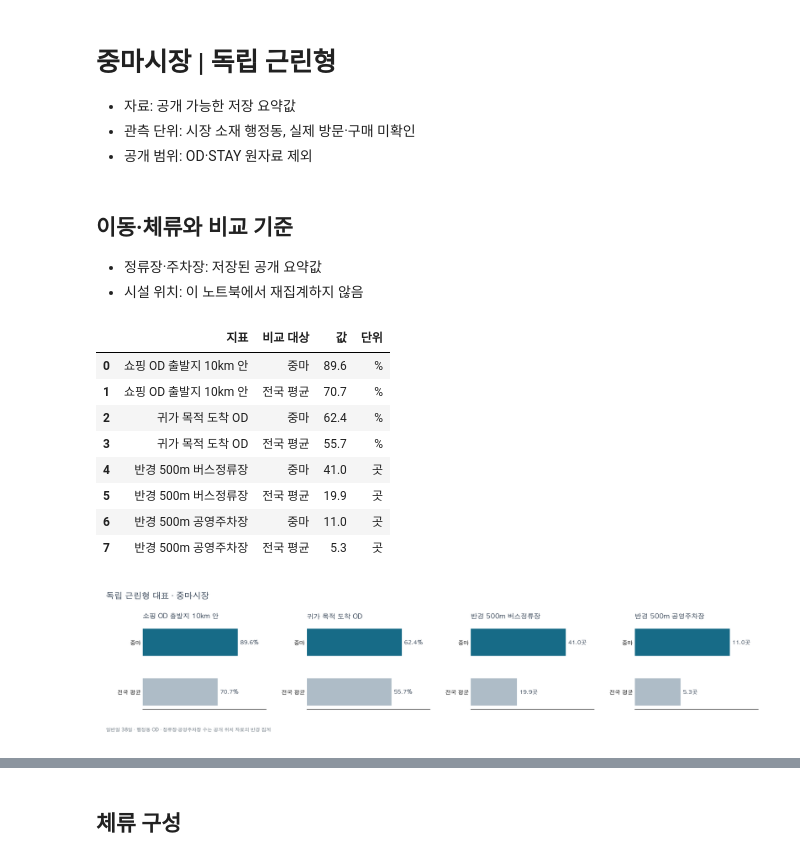
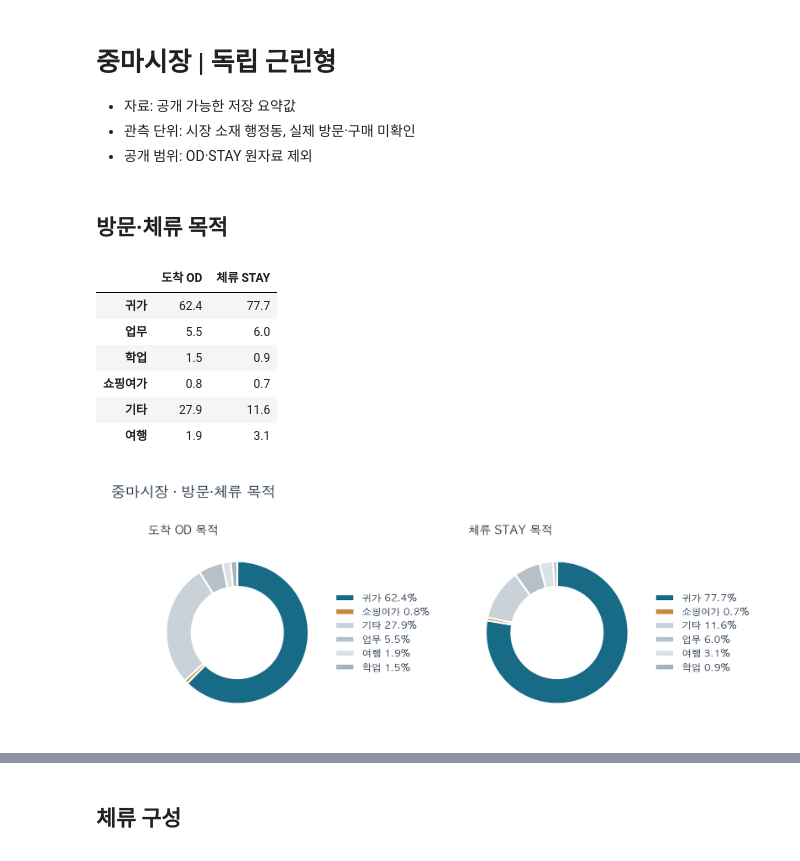
Before and after one commit to hyun8838/bc-market-analysis, a Jupyter notebook: code/08_Jungma.ipynb, the cells around one changed output, grey strips where cells are left out. Saved outputs shown, nothing was run; the diff lists cells and outputs as text; code cells hidden in the pictures.

```diff
--- a/code/08_Jungma.ipynb
+++ b/code/08_Jungma.ipynb
@@ -13,27 +13,16 @@ from plotting import (FIGS, HOUR, WEEK, STAY, CASE_COMPARISONS, STAY_CASES, TIME
 CASE = '중마시장'
 # %% [markdown]
-## 이동·체류와 비교 기준
-
-* 정류장·주차장: 저장된 공개 요약값
-* 시설 위치: 이 노트북에서 재집계하지 않음
+## 방문·체류 목적
 # %%
-filename, title, panels, note = CASE_COMPARISONS[CASE]
-comparison = pd.DataFrame([
-    {"지표": metric, "비교 대상": name, "값": value, "단위": unit}
-    for metric, names, values, unit in panels
-    for name, value in zip(names, values)
-])
-display(comparison)
-plot_case_comparison(CASE)
-display(Image(filename=str(FIGS / filename)))
+display((pd.DataFrame(PURPOSE[CASE]) * 100).round(1))
+plot_purpose(CASE)
+display(Image(filename=str(FIGS / PURPOSE_FIGURES[CASE][0])))
 # %% [output]
-|  | 지표 | 비교 대상 | 값 | 단위 |
-| 0 | 쇼핑 OD 출발지 10km 안 | 중마 | 89.6 | % |
-| 1 | 쇼핑 OD 출발지 10km 안 | 전국 평균 | 70.7 | % |
-| 2 | 귀가 목적 도착 OD | 중마 | 62.4 | % |
-| 3 | 귀가 목적 도착 OD | 전국 평균 | 55.7 | % |
-| 4 | 반경 500m 버스정류장 | 중마 | 41.0 | 곳 |
-| 5 | 반경 500m 버스정류장 | 전국 평균 | 19.9 | 곳 |
-| 6 | 반경 500m 공영주차장 | 중마 | 11.0 | 곳 |
-| 7 | 반경 500m 공영주차장 | 전국 평균 | 5.3 | 곳 |
+|  | 도착 OD | 체류 STAY |
+| 귀가 | 62.4 | 77.7 |
+| 업무 | 5.5 | 6.0 |
+| 학업 | 1.5 | 0.9 |
+| 쇼핑여가 | 0.8 | 0.7 |
+| 기타 | 27.9 | 11.6 |
+| 여행 | 1.9 | 3.1 |
-[figure, old version]
+[figure, new version]
```
Also changed, not shown: parts of 7 cells of this notebook, 28 other files.
